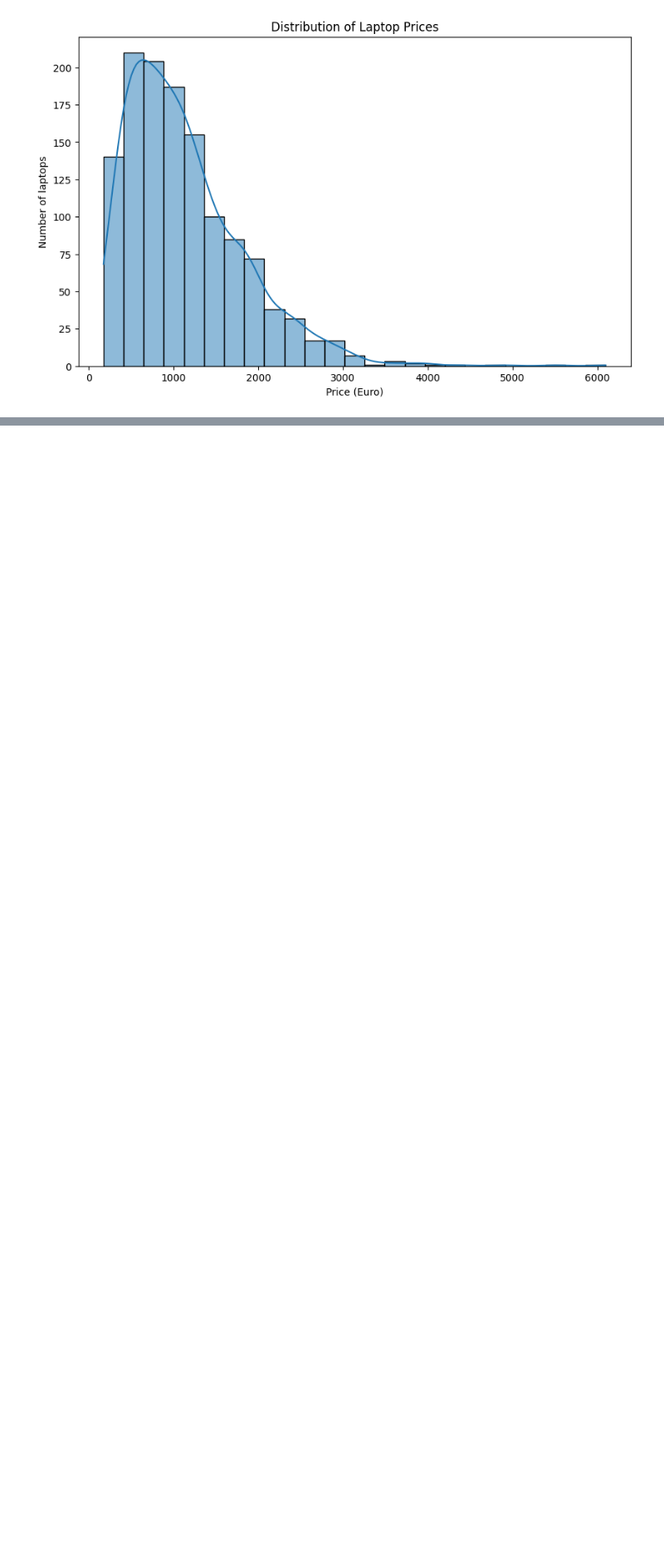
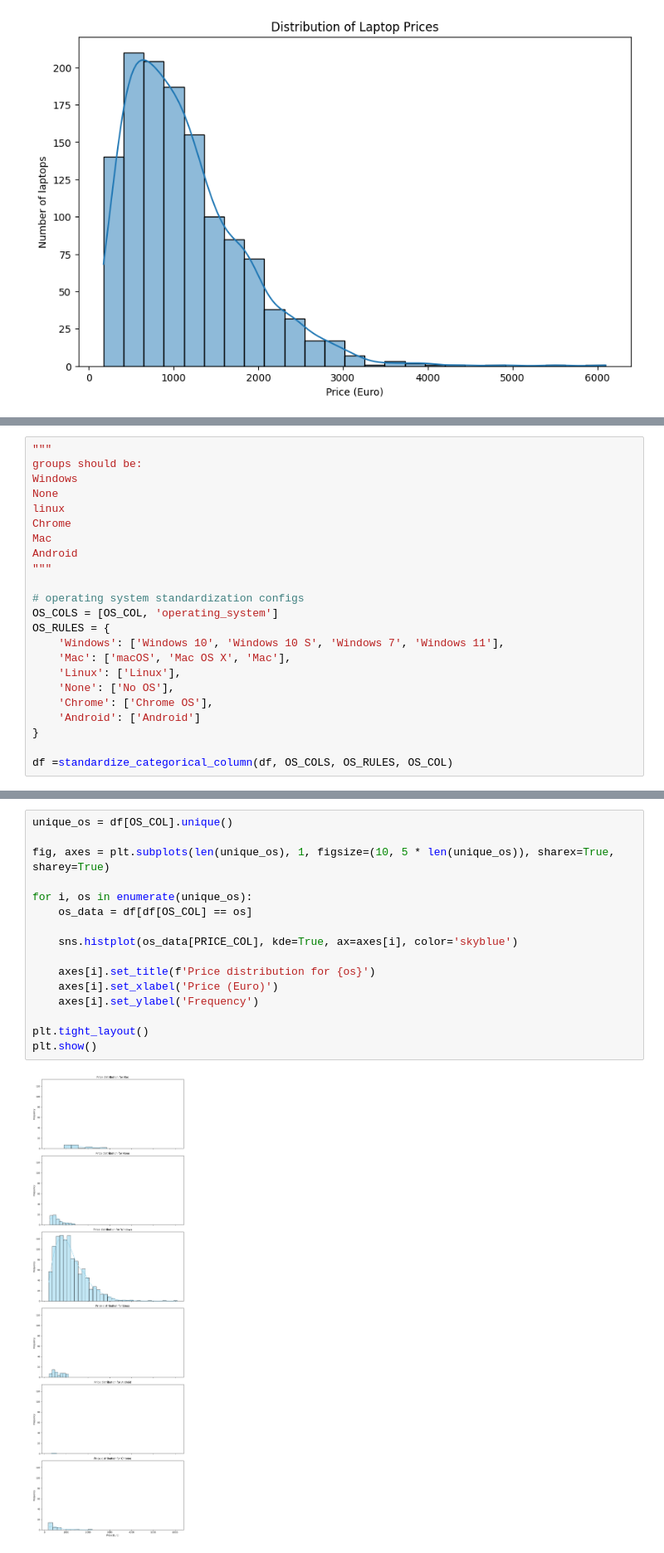
Before and after one commit to O-B-N/mini-project1, a Jupyter notebook: laptop_prices.ipynb, the cells around one changed output, grey strips where cells are left out. Shown at 83% size. Cells and saved outputs as stored; diff of their text form; blank space fills up the shorter version.

Commit message:
OS plot prosses and plot added

```diff
--- a/laptop_prices.ipynb
+++ b/laptop_prices.ipynb
@@ -135,0 +136,23 @@ def standardize_categorical_column(
+# %%
+"""
+groups should be:
+Windows
+None
+linux
+Chrome
+Mac
+Android
+"""
+
+# operating system standardization configs
+OS_COLS = [OS_COL, 'operating_system']
+OS_RULES = {
+    'Windows': ['Windows 10', 'Windows 10 S', 'Windows 7', 'Windows 11'],
+    'Mac': ['macOS', 'Mac OS X', 'Mac'],
+    'Linux': ['Linux'],
+    'None': ['No OS'],
+    'Chrome': ['Chrome OS'],
+    'Android': ['Android']
+}
+
+df =standardize_categorical_column(df, OS_COLS, OS_RULES, OS_COL)
@@ -135,0 +175,18 @@ def standardize_categorical_column(
+# %%
+unique_os = df[OS_COL].unique()
+
+fig, axes = plt.subplots(len(unique_os), 1, figsize=(10, 5 * len(unique_os)), sharex=True, sharey=True)
+
+for i, os in enumerate(unique_os):
+    os_data = df[df[OS_COL] == os]
+
+    sns.histplot(os_data[PRICE_COL], kde=True, ax=axes[i], color='skyblue')
+
+    axes[i].set_title(f'Price distribution for {os}')
+    axes[i].set_xlabel('Price (Euro)')
+    axes[i].set_ylabel('Frequency')
+
+plt.tight_layout()
+plt.show()
+# %% [output]
+[figure, added]
```
Also changed, not shown: parts of 11 cells of this notebook.
